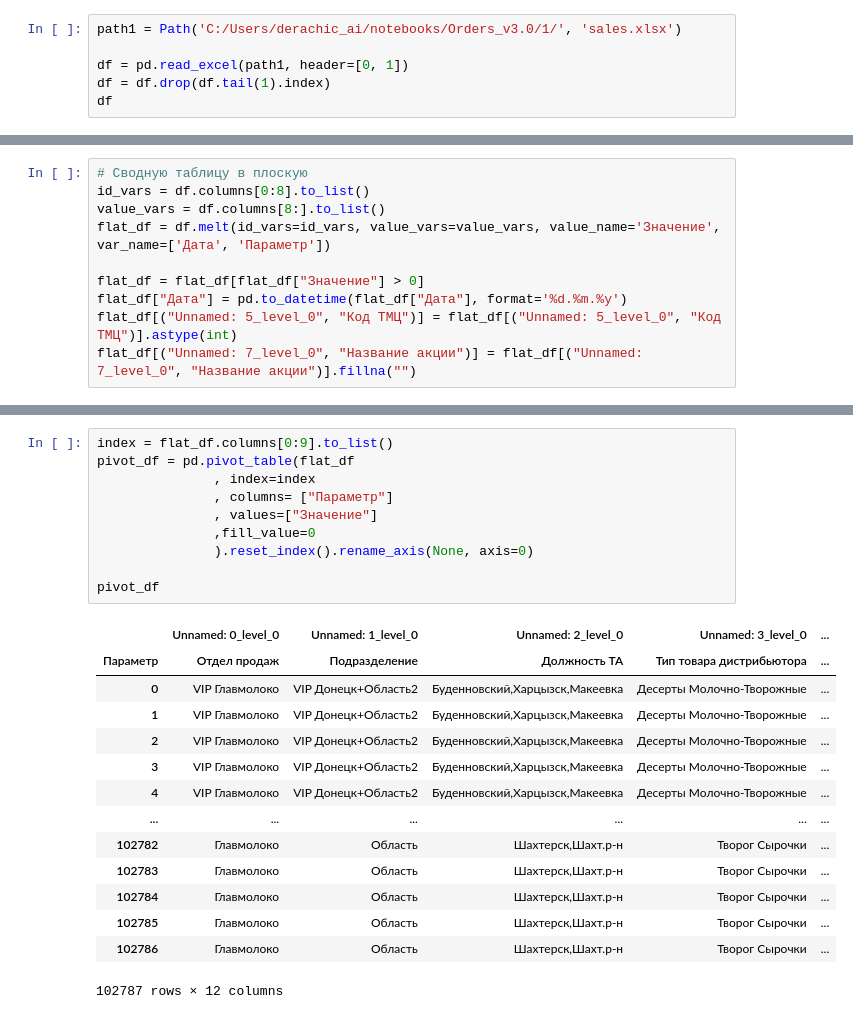
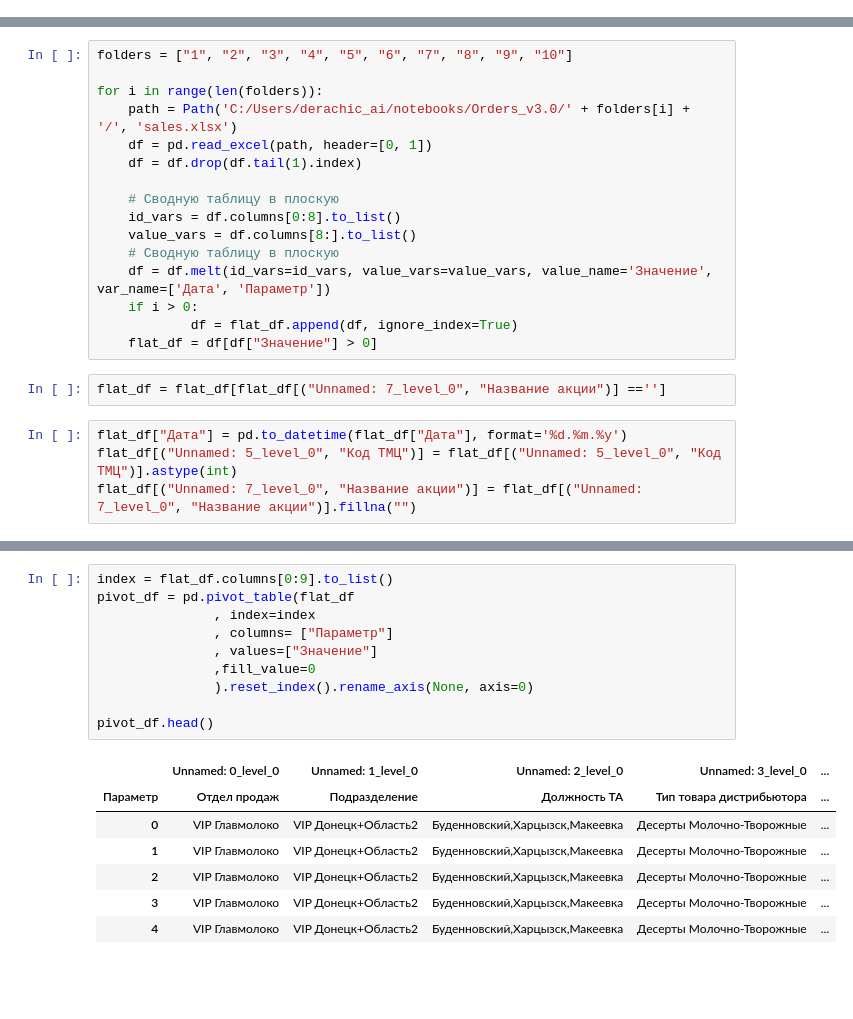
Before and after one commit to alexandrdera/YM, a Jupyter notebook: Orders_v3.0/Orders.ipynb, the cells around one changed output, grey strips where cells are left out. Cells and saved outputs as stored; diff of their text form; blank space fills up the shorter version.

```diff
--- a/Orders_v3.0/Orders.ipynb
+++ b/Orders_v3.0/Orders.ipynb
@@ -5,6 +0,0 @@ import numpy as np
-# %%
-path1 = Path('C:/Users/derachic_ai/notebooks/Orders_v3.0/1/', 'sales.xlsx')
-
-df = pd.read_excel(path1, header=[0, 1])
-df = df.drop(df.tail(1).index)
-df
@@ -46,10 +13,22 @@ memory usage: 78.4+ MB
+# %%
+folders = ["1", "2", "3", "4", "5", "6", "7", "8", "9", "10"]
+
+for i in range(len(folders)):
+    path = Path('C:/Users/derachic_ai/notebooks/Orders_v3.0/' + folders[i] + '/', 'sales.xlsx')
+    df = pd.read_excel(path, header=[0, 1])
+    df = df.drop(df.tail(1).index)
+
+    # Сводную таблицу в плоскую
+    id_vars = df.columns[0:8].to_list()
+    value_vars = df.columns[8:].to_list()
+    # Сводную таблицу в плоскую
+    df = df.melt(id_vars=id_vars, value_vars=value_vars, value_name='Значение', var_name=['Дата', 'Параметр'])
+    if i > 0:
+            df = flat_df.append(df, ignore_index=True)
+    flat_df = df[df["Значение"] > 0]
+# %%
+flat_df = flat_df[flat_df[("Unnamed: 7_level_0", "Название акции")] =='']
 # %%
-# Сводную таблицу в плоскую
-id_vars = df.columns[0:8].to_list()
-value_vars = df.columns[8:].to_list()
-flat_df = df.melt(id_vars=id_vars, value_vars=value_vars, value_name='Значение', var_name=['Дата', 'Параметр'])
-
-flat_df = flat_df[flat_df["Значение"] > 0]
 flat_df["Дата"] = pd.to_datetime(flat_df["Дата"], format='%d.%m.%y')
 flat_df[("Unnamed: 5_level_0", "Код ТМЦ")] = flat_df[("Unnamed: 5_level_0", "Код ТМЦ")].astype(int)
 flat_df[("Unnamed: 7_level_0", "Название акции")] = flat_df[("Unnamed: 7_level_0", "Название акции")].fillna("")
@@ -69,25 +51,18 @@ Index([             ('Unnamed: 0_level_0', 'Отдел продаж'),
 # %%
 index = flat_df.columns[0:9].to_list()
 pivot_df = pd.pivot_table(flat_df
                , index=index
                , columns= ["Параметр"]
                , values=["Значение"]
                ,fill_value=0
                ).reset_index().rename_axis(None, axis=0)
 
-pivot_df
+pivot_df.head()
 # %% [output]
 |  | Unnamed: 0_level_0 | Unnamed: 1_level_0 | Unnamed: 2_level_0 | Unnamed: 3_level_0 | ... |
 | Параметр | Отдел продаж | Подразделение | Должность ТА | Тип товара дистрибьютора | ... |
 | 0 | VIP Главмолоко | VIP Донецк+Область2 | Буденновский,Харцызск,Макеевка | Десерты Молочно-Творожные | ... |
 | 1 | VIP Главмолоко | VIP Донецк+Область2 | Буденновский,Харцызск,Макеевка | Десерты Молочно-Творожные | ... |
 | 2 | VIP Главмолоко | VIP Донецк+Область2 | Буденновский,Харцызск,Макеевка | Десерты Молочно-Творожные | ... |
 | 3 | VIP Главмолоко | VIP Донецк+Область2 | Буденновский,Харцызск,Макеевка | Десерты Молочно-Творожные | ... |
 | 4 | VIP Главмолоко | VIP Донецк+Область2 | Буденновский,Харцызск,Макеевка | Десерты Молочно-Творожные | ... |
-| ... | ... | ... | ... | ... | ... |
-| 102782 | Главмолоко | Область | Шахтерск,Шахт.р-н | Творог Сырочки | ... |
-| 102783 | Главмолоко | Область | Шахтерск,Шахт.р-н | Творог Сырочки | ... |
-| 102784 | Главмолоко | Область | Шахтерск,Шахт.р-н | Творог Сырочки | ... |
-| 102785 | Главмолоко | Область | Шахтерск,Шахт.р-н | Творог Сырочки | ... |
-| 102786 | Главмолоко | Область | Шахтерск,Шахт.р-н | Творог Сырочки | ... |
-102787 rows × 12 columns
```
Also changed, not shown: parts of 20 cells of this notebook.
